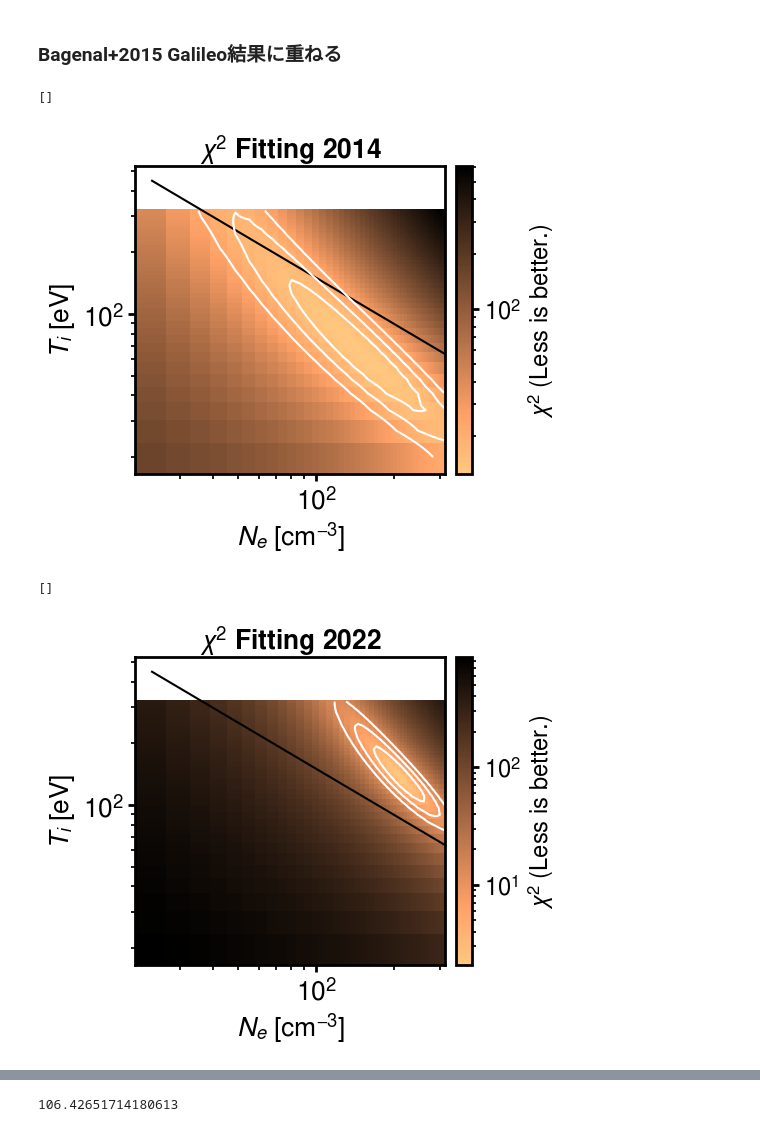
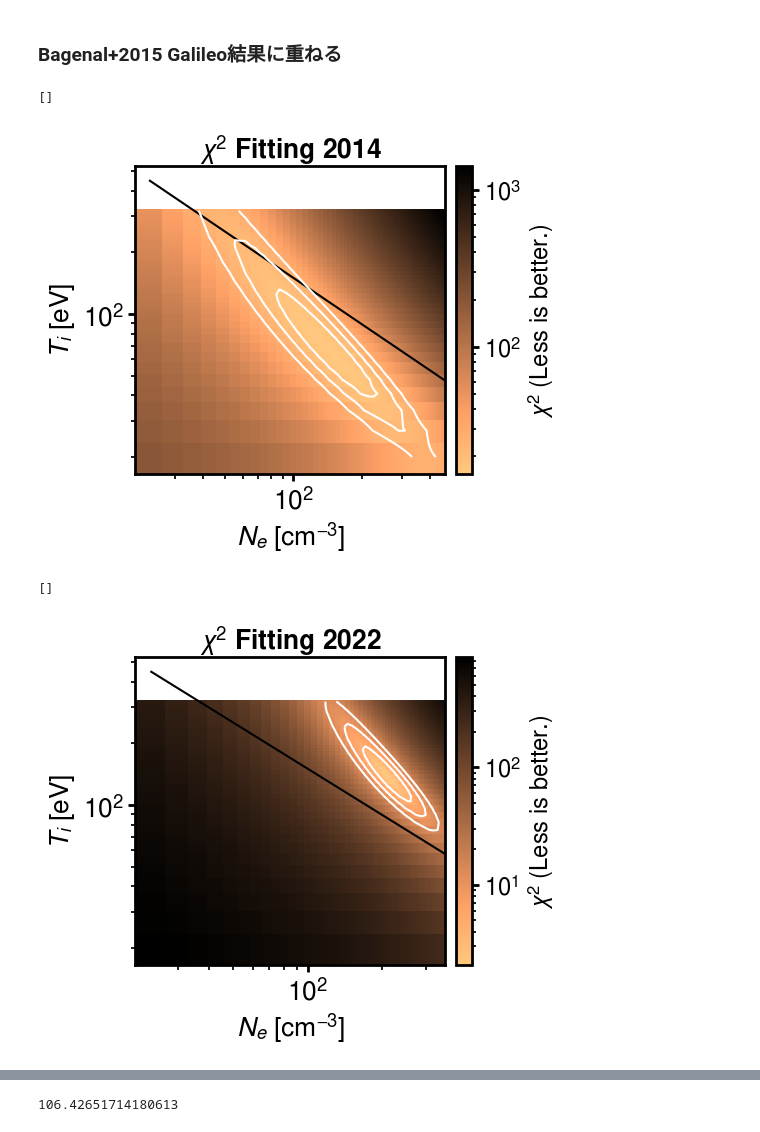
Before and after one commit to ShinnosukeSatoh/HST_Jupiter_footprints_dms, a Jupyter notebook: Leadangle_fitplot.ipynb, the cells around one changed output, grey strips where cells are left out. Saved outputs shown, nothing was run; the diff lists cells and outputs as text; code cells hidden in the pictures.

```diff
--- a/Leadangle_fitplot.ipynb
+++ b/Leadangle_fitplot.ipynb
@@ -951,9 +1023,9 @@ plt.plot()
 Zi = 1.4    # mean charge of ions (Bagenal+2015) [q]
 Ai = 18     # (Bagenal+2015) [amu]
 # %%
-chi2 = np.loadtxt('img/LeadangleFit/2014_5/params_chi2.txt')
-RHO0 = np.loadtxt('img/LeadangleFit/2014_5/params_RHO0.txt')
-Ti0 = np.loadtxt('img/LeadangleFit/2014_5/params_Ti0.txt')
+chi2 = np.loadtxt('img/LeadangleFit/2014_6/params_chi2A2.txt')
+RHO0 = np.loadtxt('img/LeadangleFit/2014_6/params_RHO0A2.txt')
+Ti0 = np.loadtxt('img/LeadangleFit/2014_6/params_Ti0A2.txt')
 
 # chi square value converted to p value
 p_value = np.zeros(chi2.shape)
@@ -1001,38 +1073,38 @@ ax.set_xlabel('$N_e$ [cm$^{-3}$]', fontsize=fontsize)
 ax.set_ylabel('$T_i$ [eV]', fontsize=fontsize)
 ax.set_xscale('log')
 ax.set_yscale('log')
 # ax.set_xticks(np.linspace(0,chi2.shape[1],5))
 # ax.set_xticklabels(np.linspace(np.min(RHO0),np.max(RHO0),5,dtype=int))
 # ax.set_yticks(np.linspace(0,chi2.shape[0],5))
 # ax.set_yticklabels(np.linspace(np.min(Ti0),np.max(Ti0),5,dtype=int))
 # ax.scatter(rho_LH, Ti_LH, zorder=3)
 # ax.scatter(rho_M, Ti_M, zorder=3)
 # ax.scatter(rho_HC, Ti_HC, zorder=3)
 
 ax.plot(Ne_fit, Ti_fit, color='k', zorder=1.5)
 
 sm = ax.pcolor((RHO0/Ai)*Zi, Ti0, chi2, cmap='copper_r', norm=colors.LogNorm(vmin=chi2min, vmax=chi2max), zorder=1)
 # sm = ax.pcolor(chi2, cmap='copper_r', vmin=chi2min, vmax=chi2min+19)
 
 cn = ax.contour((RHO0/Ai)*Zi, Ti0, chi2, levels=[chi2min+2.30, chi2min+6.17, chi2min+11.8], colors='#ffffff', zorder=2)
 # cn.levels = [r'$1\sigma$', r'$2\sigma$', r'$3\sigma$']
 # ax.clabel(cn, cn.levels, inline=True, fontsize=fontsize*0.55)
 
 axpos = ax.get_position()
 cax = fig.add_axes([axpos.x1*1.03, axpos.y0, 0.04, axpos.y1-axpos.y0])
 pp = fig.colorbar(sm, cax=cax)
 pp.set_label('$\\chi^2$ (Less is better.)', fontsize=fontsize*0.9)
 pp.ax.tick_params(labelsize=fontsize*0.9)
 pp.ax.yaxis.get_offset_text().set_fontsize(fontsize*0.9)  # 指数部のフォントサイズ
 
 plt.plot()
 # %% [output]
 []
-[figure, old version]
+[figure, new version]
 # %%
-chi2 = np.loadtxt('img/LeadangleFit/2022_5/params_chi2.txt')
-RHO0 = np.loadtxt('img/LeadangleFit/2022_5/params_RHO0.txt')
-Ti0 = np.loadtxt('img/LeadangleFit/2022_5/params_Ti0.txt')
+chi2 = np.loadtxt('img/LeadangleFit/2022_6/params_chi2A2.txt')
+RHO0 = np.loadtxt('img/LeadangleFit/2022_6/params_RHO0A2.txt')
+Ti0 = np.loadtxt('img/LeadangleFit/2022_6/params_Ti0A2.txt')
 
 # chi square value converted to p value
 p_value = np.zeros(chi2.shape)
@@ -1107,5 +1179,5 @@ pp.ax.yaxis.get_offset_text().set_fontsize(fontsize*0.9)  # 指数部のフォ
 plt.plot()
 # %% [output]
 []
-[figure, old version]
+[figure, new version]
 # %%
```
Also changed, not shown: parts of 7 cells of this notebook, 13 other files.
